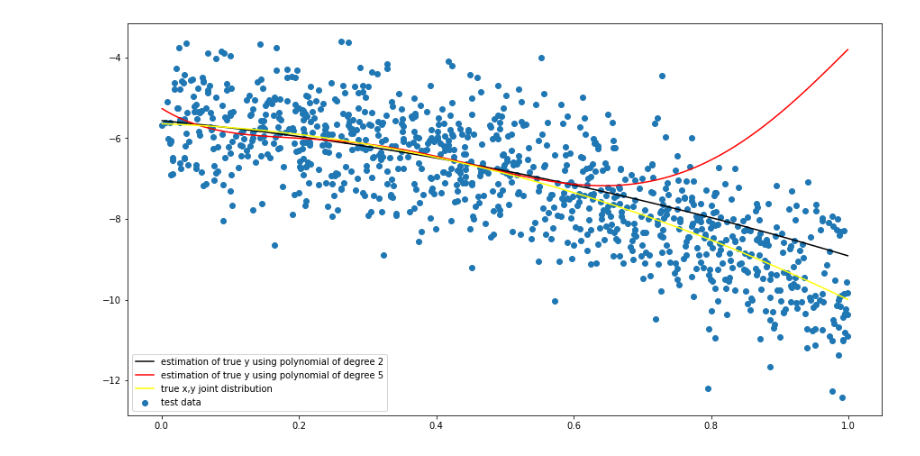
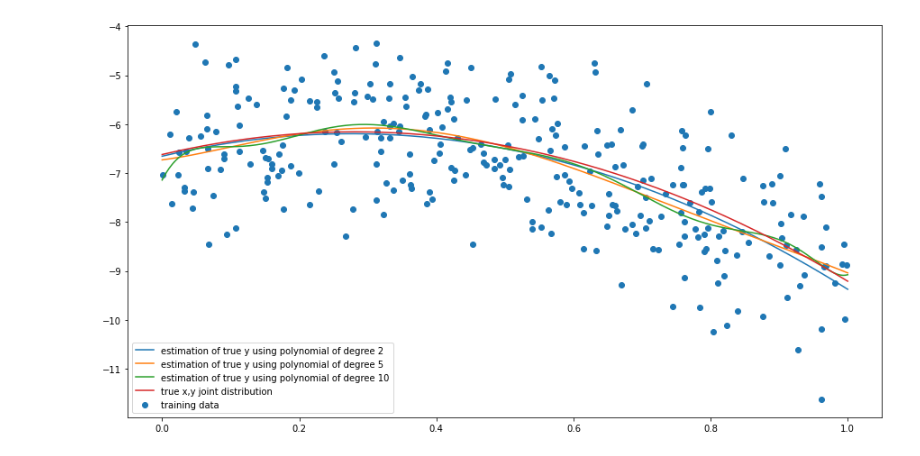
Before and after one commit to jgeorge313/Sem_2, a Jupyter notebook: DS_GA_1003/HW/hw1/DS_GA_1003_HW_1.ipynb, the cells around one changed output. Cells and saved outputs as stored; diff of their text form; code cells hidden in the pictures.

```diff
--- a/DS_GA_1003/HW/hw1/DS_GA_1003_HW_1.ipynb
+++ b/DS_GA_1003/HW/hw1/DS_GA_1003_HW_1.ipynb
@@ -407,4 +271,4 @@ create_plot_test_no_deg_10(400,a)
-# %%
-create_plot_test_no_deg_10(600,a)
-# %% [output]
-[figure, removed]
+# %%
+create_plot_train(300)
+# %% [output]
+[figure, added]
```
Also changed, not shown: parts of 39 cells of this notebook, 23 other files.
